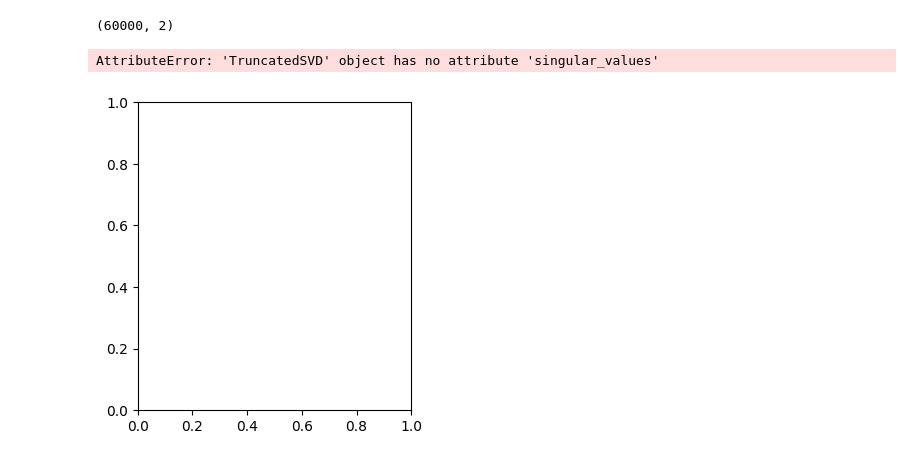
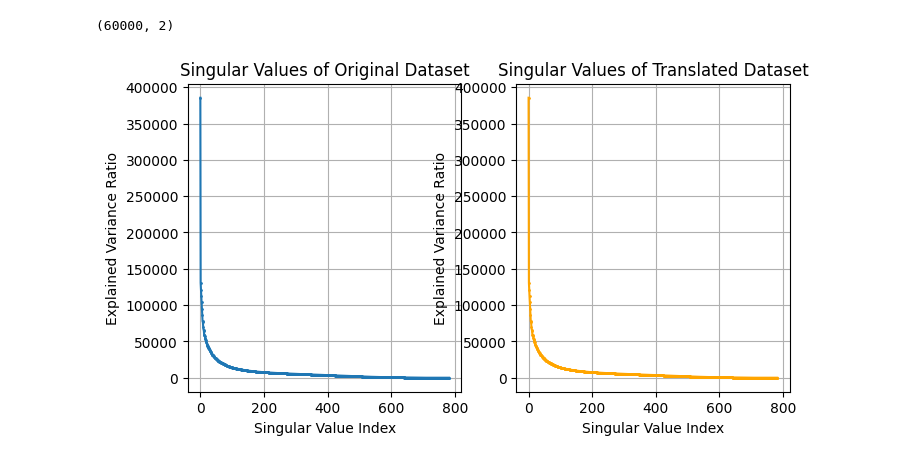
Before and after one commit to jlpercy/DimensionReductionMNIST, a Jupyter notebook: translation.ipynb, the cells around one changed output. Cells and saved outputs as stored; diff of their text form; code cells hidden in the pictures.

```diff
--- a/translation.ipynb
+++ b/translation.ipynb
@@ -43,18 +44,17 @@ X_translated_svd = svd_translated.fit_transform(translated_images)
 # %%
 plt.figure(figsize=(12, 4))
 plt.subplot(131)
-plt.plot(svd.singular_values, marker='o', markersize=1)
+plt.plot(svd.singular_values_, marker='o', markersize=1)
 plt.title("Singular Values of Original Dataset")
 plt.xlabel("Singular Value Index")
 plt.ylabel("Explained Variance Ratio")
 plt.grid(True)
 
 plt.subplot(132)
-plt.plot(svd_translated.singular_values, marker='o', color='orange', markersize=1)
+plt.plot(svd_translated.singular_values_, marker='o', color='orange', markersize=1)
 plt.title("Singular Values of Translated Dataset")
 plt.xlabel("Singular Value Index")
 plt.ylabel("Explained Variance Ratio")
 plt.grid(True)
 # %% [output]
-AttributeError: 'TruncatedSVD' object has no attribute 'singular_values'
-[figure, old version]
+[figure, new version]
```
Also changed, not shown: parts of 4 cells of this notebook, 1 other file.
